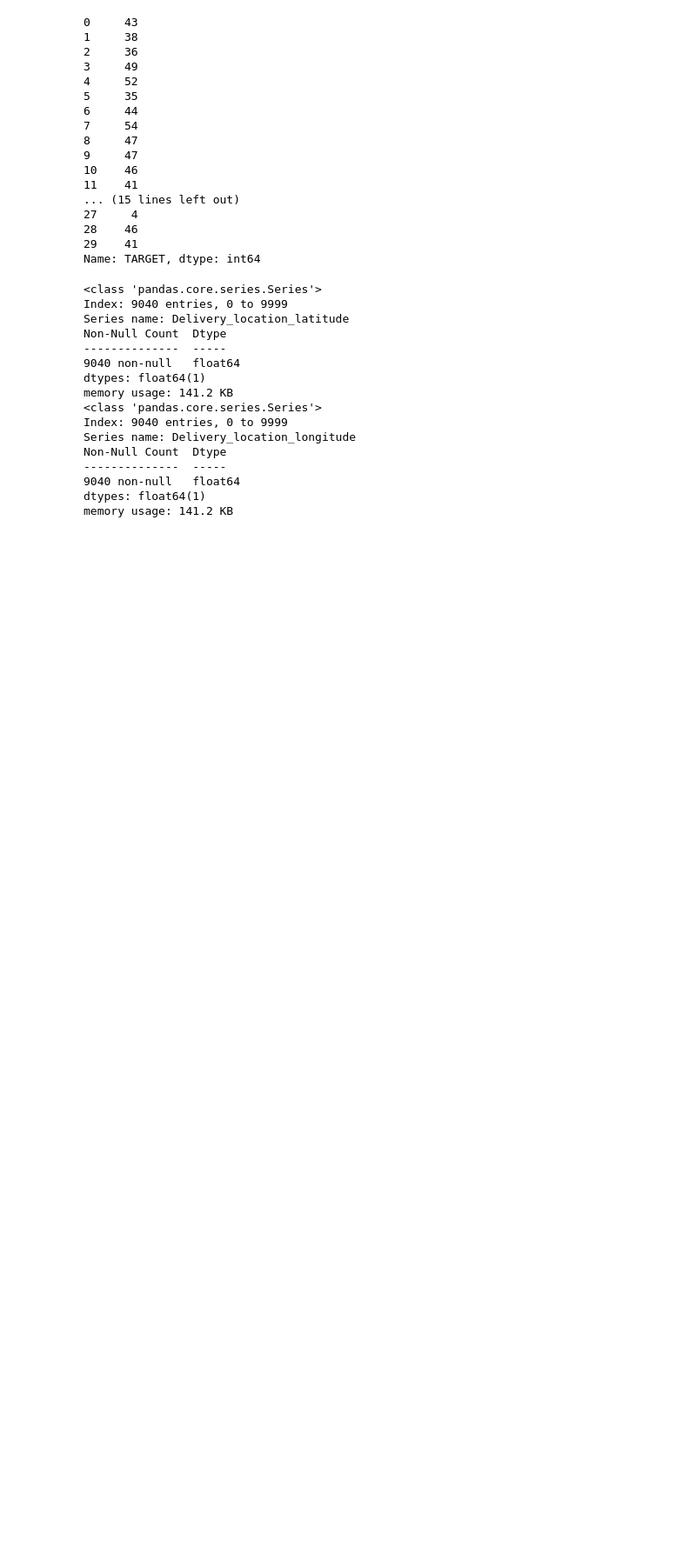
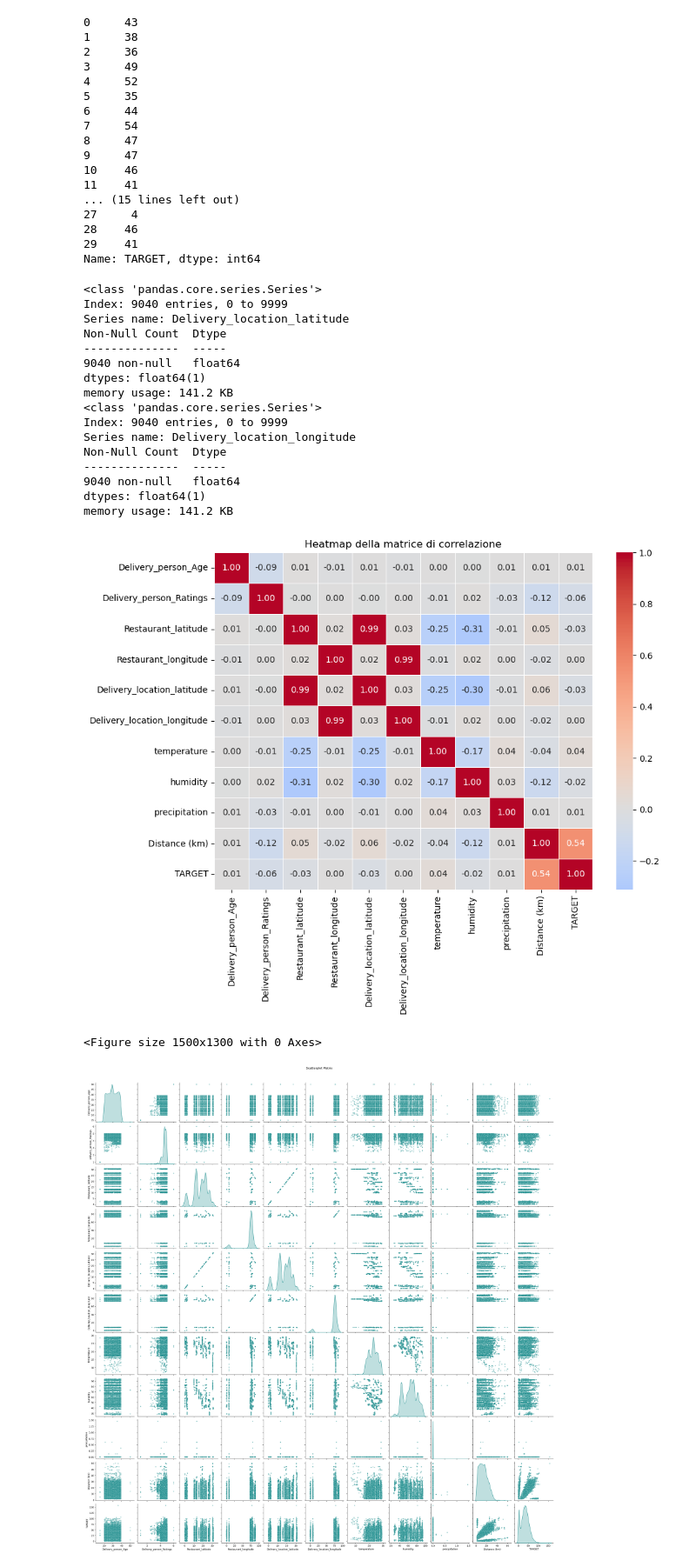
Before and after one commit to McNuggetsIT/FoodDeliveryTime, a Jupyter notebook: Fdt.ipynb, the cells around one changed output. Shown at 87% size. Drawn from its saved outputs; the diff is of its cells as text; code cells hidden in the pictures; blank space fills up the shorter version.

Commit message:
update corr matrix and readME

```diff
--- a/Fdt.ipynb
+++ b/Fdt.ipynb
@@ -194,3 +194,38 @@ Non-Null Count  Dtype
 9040 non-null   float64
 dtypes: float64(1)
 memory usage: 141.2 KB
+# %%
+
+import matplotlib.pyplot as plt
+import seaborn as sns
+
+corr = df.corr(numeric_only=True)
+num_df = df.select_dtypes(include=['int64', 'float64'])
+
+plt.figure(figsize=(10, 8))
+sns.heatmap(corr,
+            annot=True,
+            cmap='coolwarm',
+            center=0,
+            linewidths=0.5,
+            linecolor='white',
+            fmt=".2f")
+plt.title("Heatmap della matrice di correlazione")
+plt.tight_layout()
+plt.show()
+
+
+
+plt.figure(figsize=(15, 13))
+g = sns.pairplot(num_df,
+                 diag_kind='kde',
+                 plot_kws={'alpha': 0.5, 's': 15, 'color': 'teal'},
+                 diag_kws={'color': 'teal', 'fill': True},
+                 height=2.5)
+
+g.figure.suptitle('Scatterplot Matrix', y=1.02)
+plt.show()
+# %% [output]
+[figure, added]
+<Figure size 1500x1300 with 0 Axes>
+[figure, added]
```
Also changed, not shown: 1 other file.
